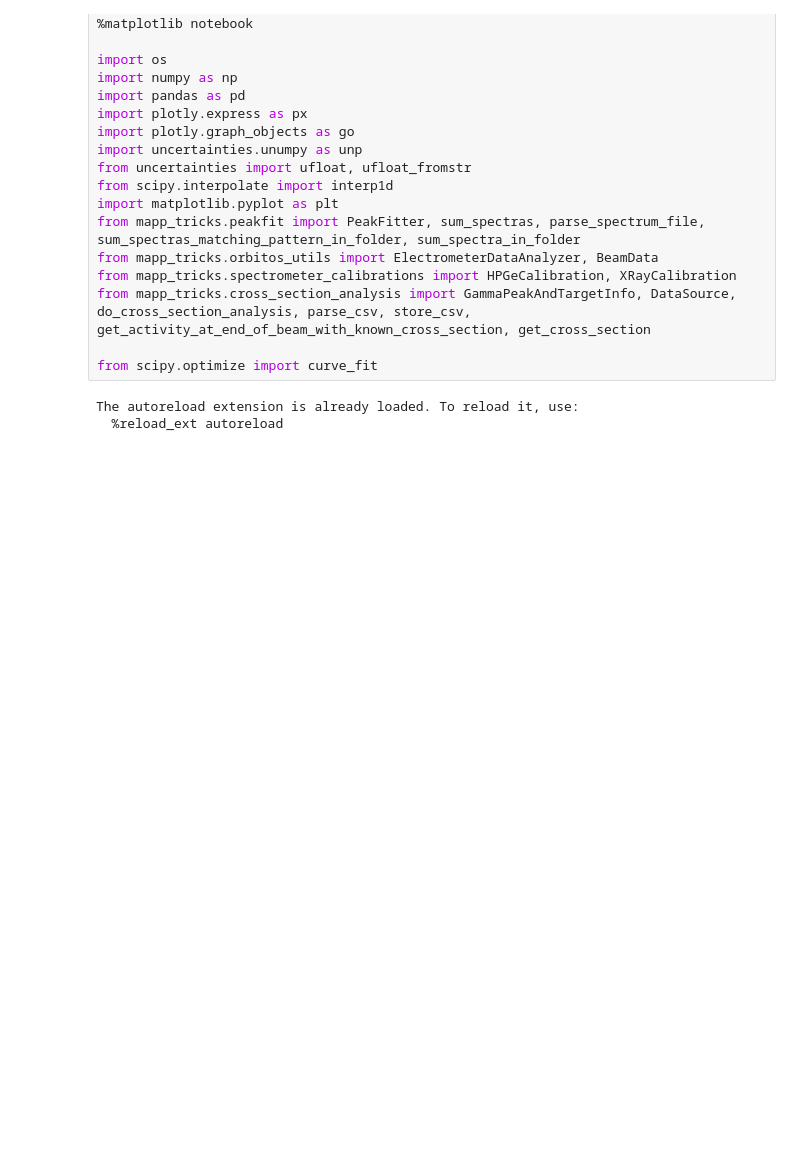
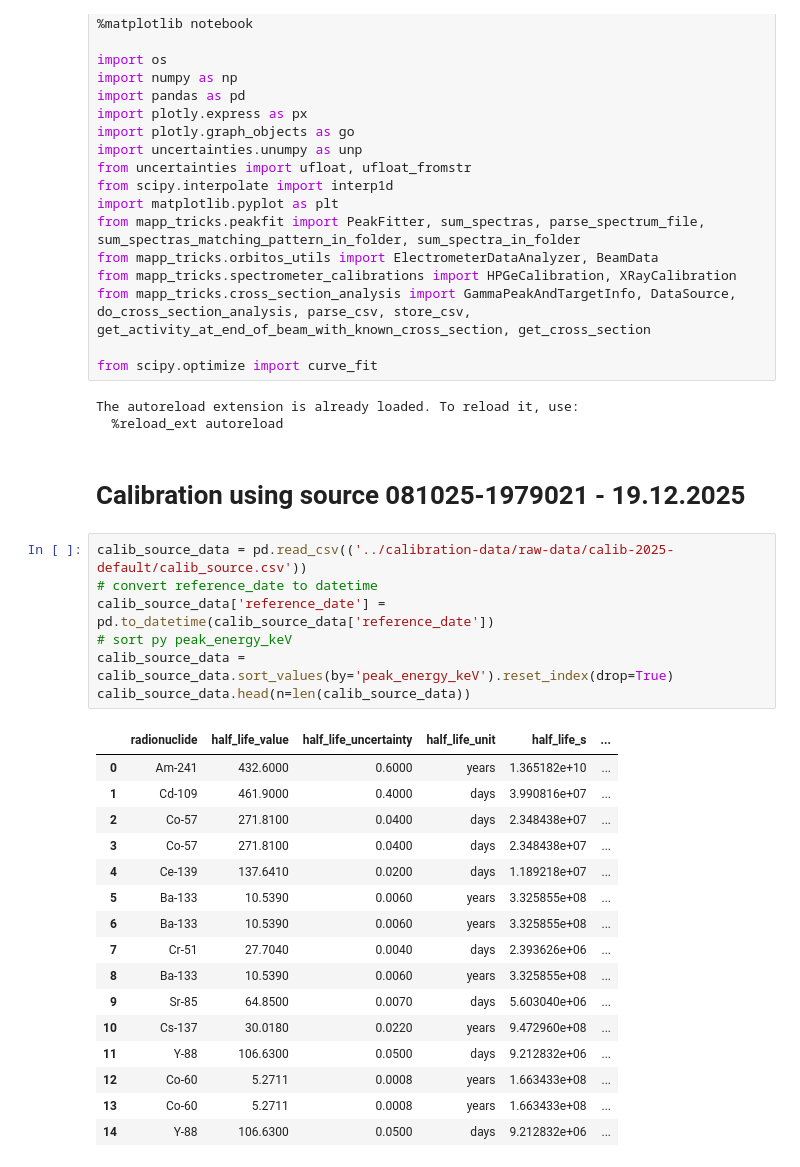
Before and after one commit to LarsEggimann/mapp-tricks, a Jupyter notebook: mapp_tricks/spectrometer_calibrations/HPGe/create-calib/hpge_do_calib.ipynb, the cells around one changed output. Cells and saved outputs as stored; diff of their text form; blank space fills up the shorter version.

```diff
--- a/mapp_tricks/spectrometer_calibrations/HPGe/create-calib/hpge_do_calib.ipynb
+++ b/mapp_tricks/spectrometer_calibrations/HPGe/create-calib/hpge_do_calib.ipynb
@@ -24,3 +24,29 @@ from scipy.optimize import curve_fit
 # %% [output]
 The autoreload extension is already loaded. To reload it, use:
   %reload_ext autoreload
+# %% [markdown]
+# Calibration using source 081025-1979021 - 19.12.2025
+# %%
+calib_source_data = pd.read_csv(('../calibration-data/raw-data/calib-2025-default/calib_source.csv'))
+# convert reference_date to datetime
+calib_source_data['reference_date'] = pd.to_datetime(calib_source_data['reference_date'])
+# sort py peak_energy_keV
+calib_source_data = calib_source_data.sort_values(by='peak_energy_keV').reset_index(drop=True)
+calib_source_data.head(n=len(calib_source_data))
+# %% [output]
+|  | radionuclide | half_life_value | half_life_uncertainty | half_life_unit | half_life_s | ... |
+| 0 | Am-241 | 432.6000 | 0.6000 | years | 1.365182e+10 | ... |
+| 1 | Cd-109 | 461.9000 | 0.4000 | days | 3.990816e+07 | ... |
+| 2 | Co-57 | 271.8100 | 0.0400 | days | 2.348438e+07 | ... |
+| 3 | Co-57 | 271.8100 | 0.0400 | days | 2.348438e+07 | ... |
+| 4 | Ce-139 | 137.6410 | 0.0200 | days | 1.189218e+07 | ... |
+| 5 | Ba-133 | 10.5390 | 0.0060 | years | 3.325855e+08 | ... |
+| 6 | Ba-133 | 10.5390 | 0.0060 | years | 3.325855e+08 | ... |
+| 7 | Cr-51 | 27.7040 | 0.0040 | days | 2.393626e+06 | ... |
+| 8 | Ba-133 | 10.5390 | 0.0060 | years | 3.325855e+08 | ... |
+| 9 | Sr-85 | 64.8500 | 0.0070 | days | 5.603040e+06 | ... |
+| 10 | Cs-137 | 30.0180 | 0.0220 | years | 9.472960e+08 | ... |
+| 11 | Y-88 | 106.6300 | 0.0500 | days | 9.212832e+06 | ... |
+| 12 | Co-60 | 5.2711 | 0.0008 | years | 1.663433e+08 | ... |
+| 13 | Co-60 | 5.2711 | 0.0008 | years | 1.663433e+08 | ... |
+| 14 | Y-88 | 106.6300 | 0.0500 | days | 9.212832e+06 | ... |
```
Also changed, not shown: parts of 3 cells of this notebook, 7 other files.
